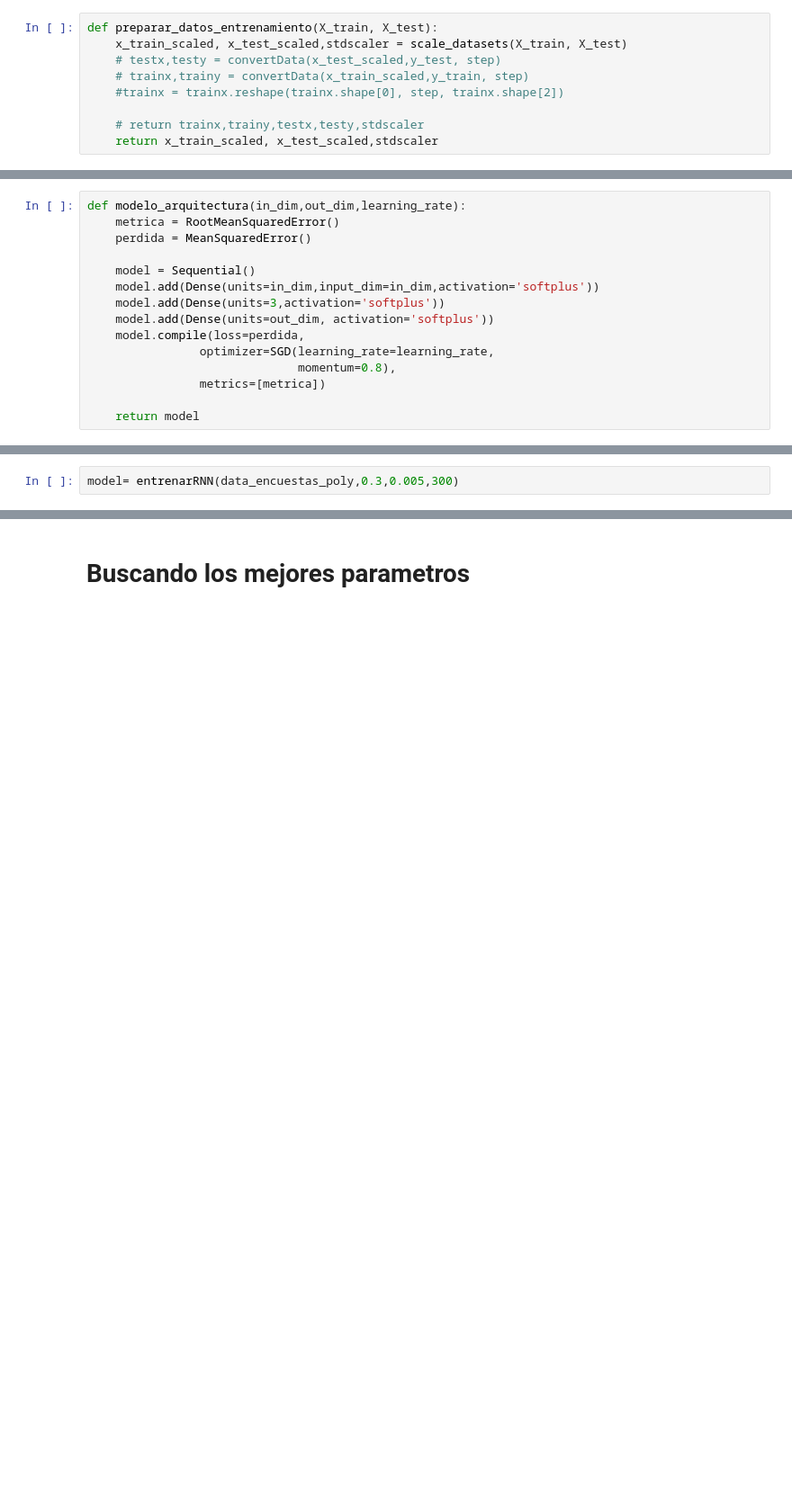
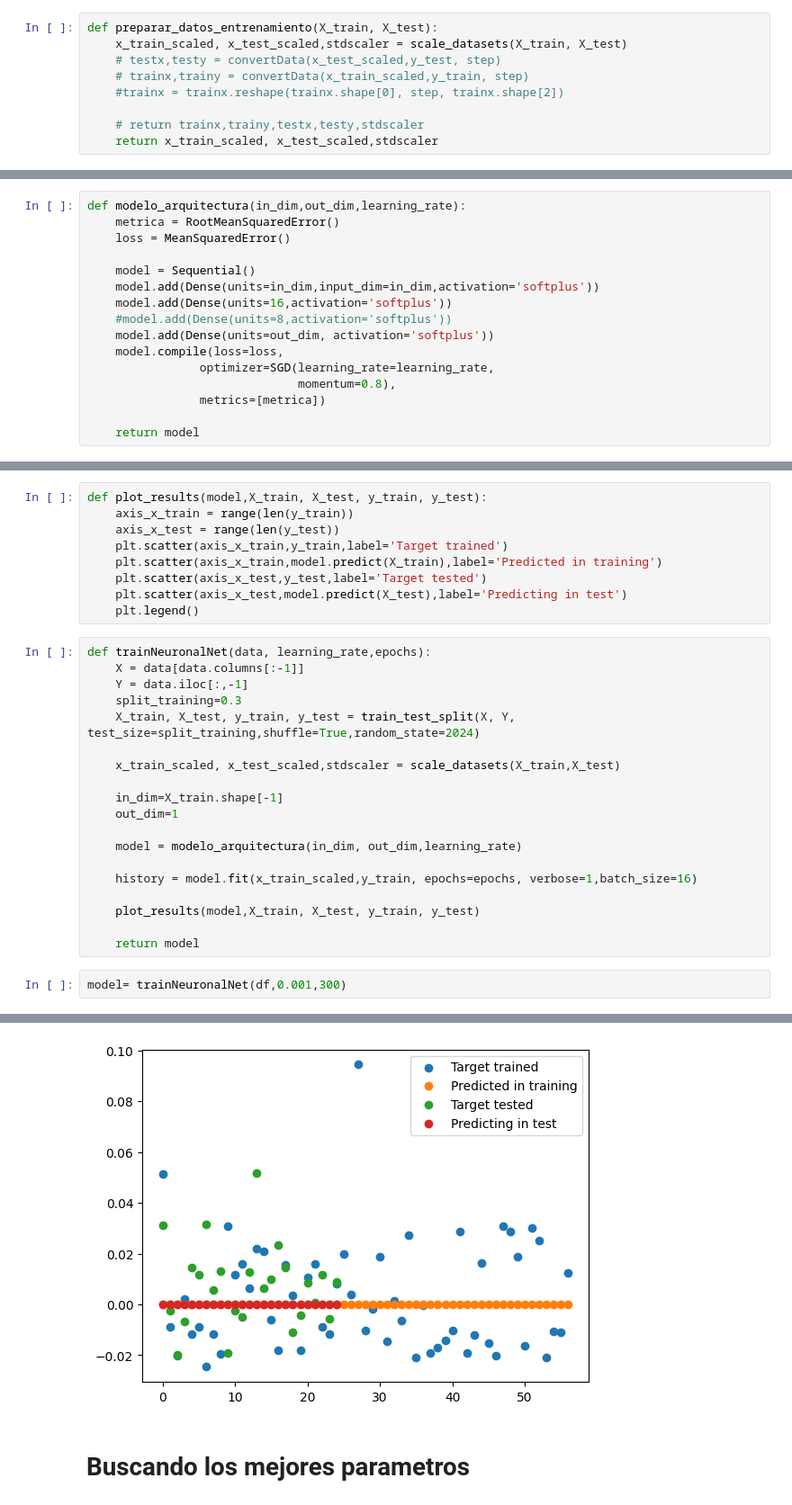
Before and after one commit to 0sc4rL0pez/elecciones2023-arg, a Jupyter notebook: Elecciones + IA/modeling/optimizing.ipynb, the cells around one changed output, grey strips where cells are left out. Shown at 90% size. Saved outputs shown, nothing was run; the diff lists cells and outputs as text; blank space fills up the shorter version.

Commit message:
starting training

```diff
--- a/Elecciones + IA/modeling/optimizing.ipynb
+++ b/Elecciones + IA/modeling/optimizing.ipynb
@@ -72,13 +51,14 @@ ordenar_fecha(data_ballotaje_poly)
 # %%
 def modelo_arquitectura(in_dim,out_dim,learning_rate):
     metrica = RootMeanSquaredError()
-    perdida = MeanSquaredError()
+    loss = MeanSquaredError()
 
     model = Sequential()
     model.add(Dense(units=in_dim,input_dim=in_dim,activation='softplus'))
-    model.add(Dense(units=3,activation='softplus'))
+    model.add(Dense(units=16,activation='softplus'))
+    #model.add(Dense(units=8,activation='softplus'))
     model.add(Dense(units=out_dim, activation='softplus'))
-    model.compile(loss=perdida,
+    model.compile(loss=loss,
                 optimizer=SGD(learning_rate=learning_rate,
                               momentum=0.8),
                 metrics=[metrica])
@@ -124,2 +66,0 @@ def entrenarRNN(datos, split_training, learning_rate,ciclos):
-# %%
-model= entrenarRNN(data_encuestas_poly,0.3,0.005,300)
@@ -144,0 +67,31 @@ Epoch 300/300
+# %%
+def plot_results(model,X_train, X_test, y_train, y_test):
+    axis_x_train = range(len(y_train))
+    axis_x_test = range(len(y_test))
+    plt.scatter(axis_x_train,y_train,label='Target trained')
+    plt.scatter(axis_x_train,model.predict(X_train),label='Predicted in training')
+    plt.scatter(axis_x_test,y_test,label='Target tested')
+    plt.scatter(axis_x_test,model.predict(X_test),label='Predicting in test')
+    plt.legend()
+# %%
+def trainNeuronalNet(data, learning_rate,epochs):
+    X = data[data.columns[:-1]]
+    Y = data.iloc[:,-1]
+    split_training=0.3
+    X_train, X_test, y_train, y_test = train_test_split(X, Y, test_size=split_training,shuffle=True,random_state=2024)
+
+    x_train_scaled, x_test_scaled,stdscaler = scale_datasets(X_train,X_test)
+
+    in_dim=X_train.shape[-1]
+    out_dim=1
+
+    model = modelo_arquitectura(in_dim, out_dim,learning_rate)
+
+    history = model.fit(x_train_scaled,y_train, epochs=epochs, verbose=1,batch_size=16)
+
+    plot_results(model,X_train, X_test, y_train, y_test)
+
+    return model
+# %%
+model= trainNeuronalNet(df,0.001,300)
+# %% [output]
@@ -145,3 +115,4 @@ Epoch 300/300
+[figure, added]
 # %% [markdown]
 # Buscando los mejores parametros
 # %%
```
Also changed, not shown: parts of 12 cells of this notebook.
